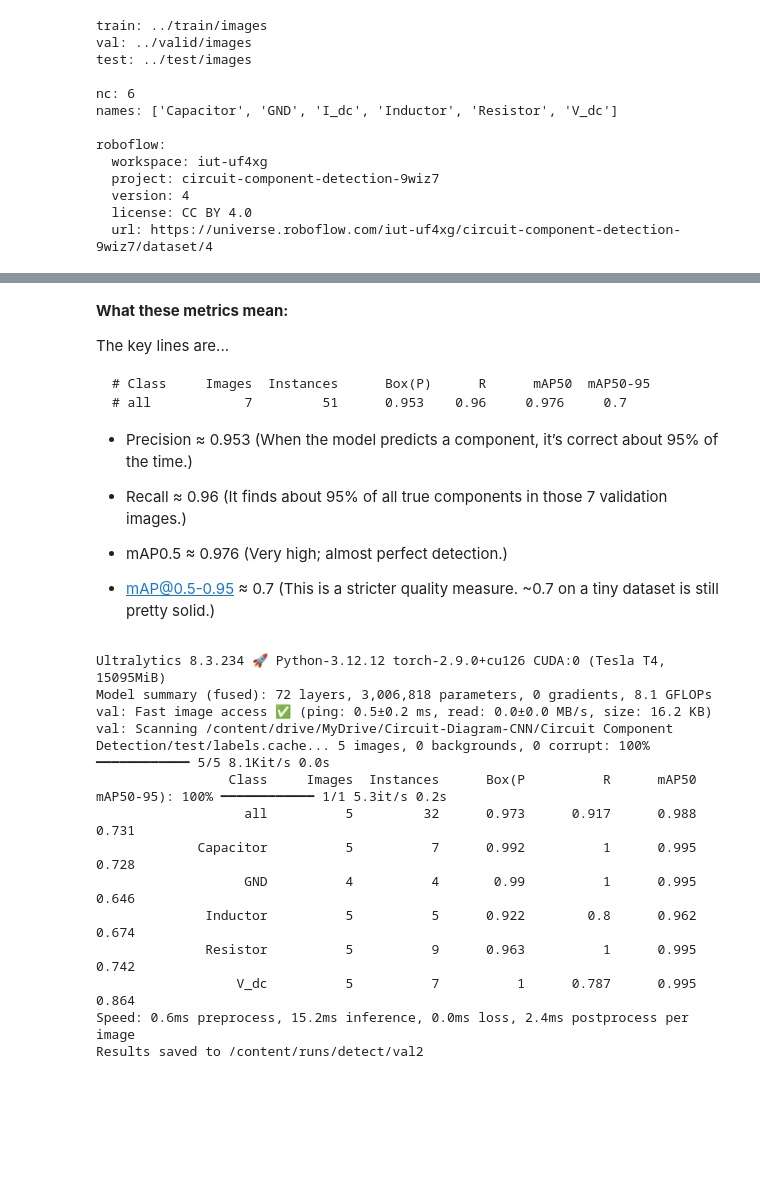
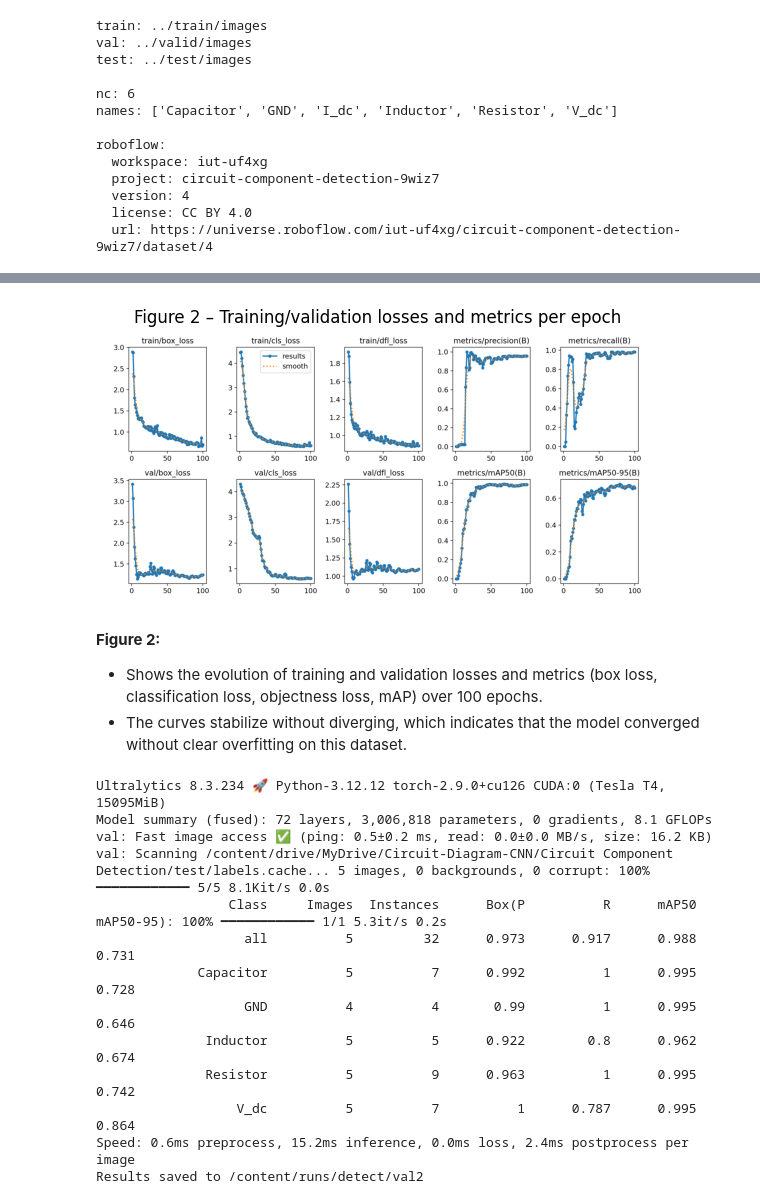
Before and after one commit to MJNavarrete/Circuit-Diagram-CNN, a Jupyter notebook: YOLOv8_CD.ipynb, the cells around one changed output, grey strips where cells are left out. Drawn from its saved outputs; the diff is of its cells as text; code cells hidden in the pictures; blank space fills up the shorter version.

````diff
--- a/YOLOv8_CD.ipynb
+++ b/YOLOv8_CD.ipynb
@@ -121,20 +112,18 @@ Results saved to /content/runs/detect/val
-# %% [markdown]
-**What these metrics mean:**
-
-The key lines are...
-
-```
-# Class     Images  Instances      Box(P)      R      mAP50  mAP50-95
-# all            7         51      0.953    0.96     0.976     0.7
-```
-
-* Precision ≈ 0.953 (When the model predicts a component, it’s correct about 95% of the time.)
-
-* Recall ≈ 0.96 (It finds about 95% of all true components in those 7 validation images.)
-
-* mAP0.5 ≈ 0.976 (Very high; almost perfect detection.)
-
-* mAP@0.5-0.95 ≈ 0.7 (This is a stricter quality measure. ~0.7 on a tiny dataset is still pretty solid.)
+# %%
+train_results_path = "/content/runs/detect/train/results.png"
+img = Image.open(train_results_path)
+plt.figure(figsize=(7, 5))
+plt.imshow(img)
+plt.axis("off")
+plt.title("Figure 2 – Training/validation losses and metrics per epoch")
+plt.show()
+# %% [output]
+[figure, added]
+# %% [markdown]
+**Figure 2:**
+
+* Shows the evolution of training and validation losses and metrics (box loss, classification loss, objectness loss, mAP) over 100 epochs.
+* The curves stabilize without diverging, which indicates that the model converged without clear overfitting on this dataset.
 # %%
 #Test the model on test circuit diagram images to check symbol detection performance
 model = YOLO("runs/detect/train/weights/best.pt")
````
Also changed, not shown: parts of 8 cells of this notebook.
